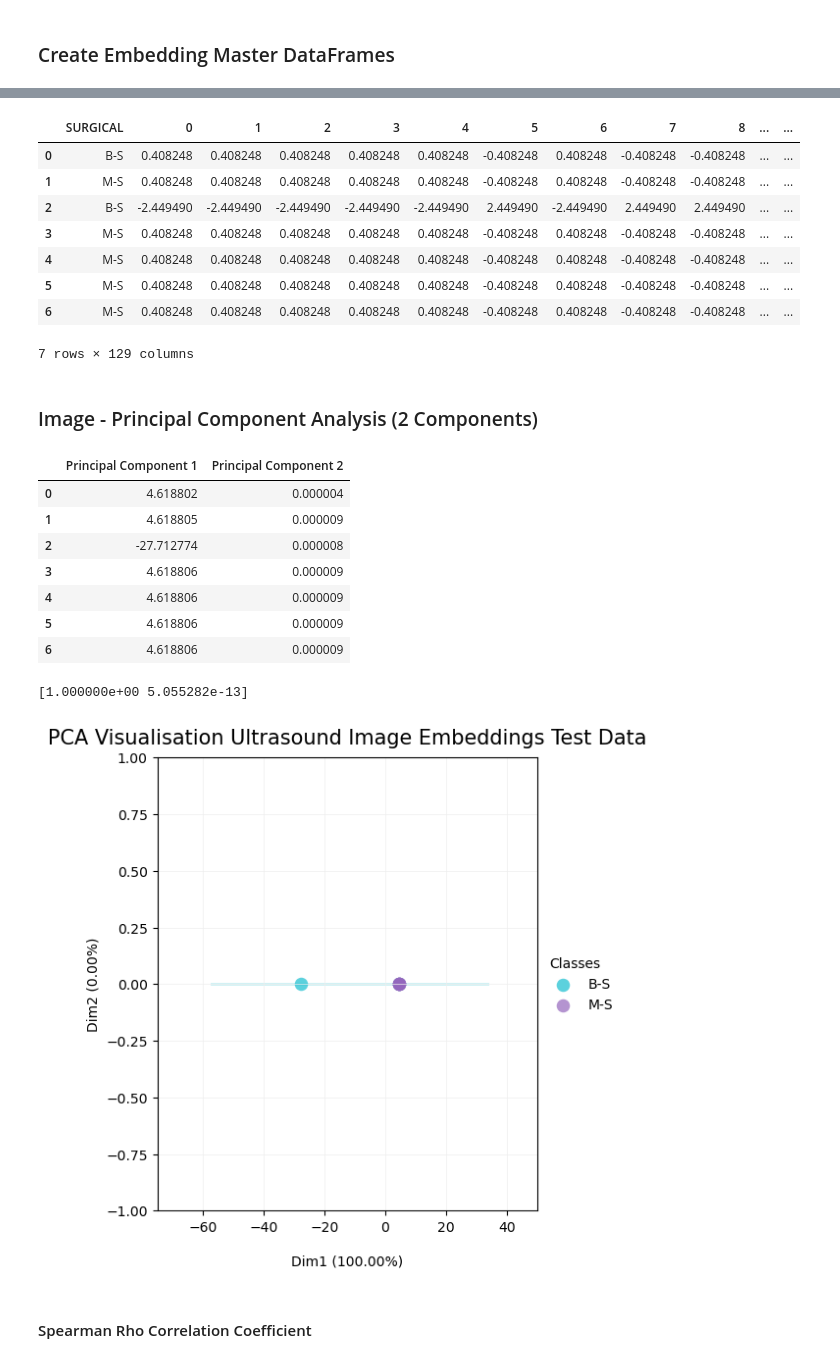
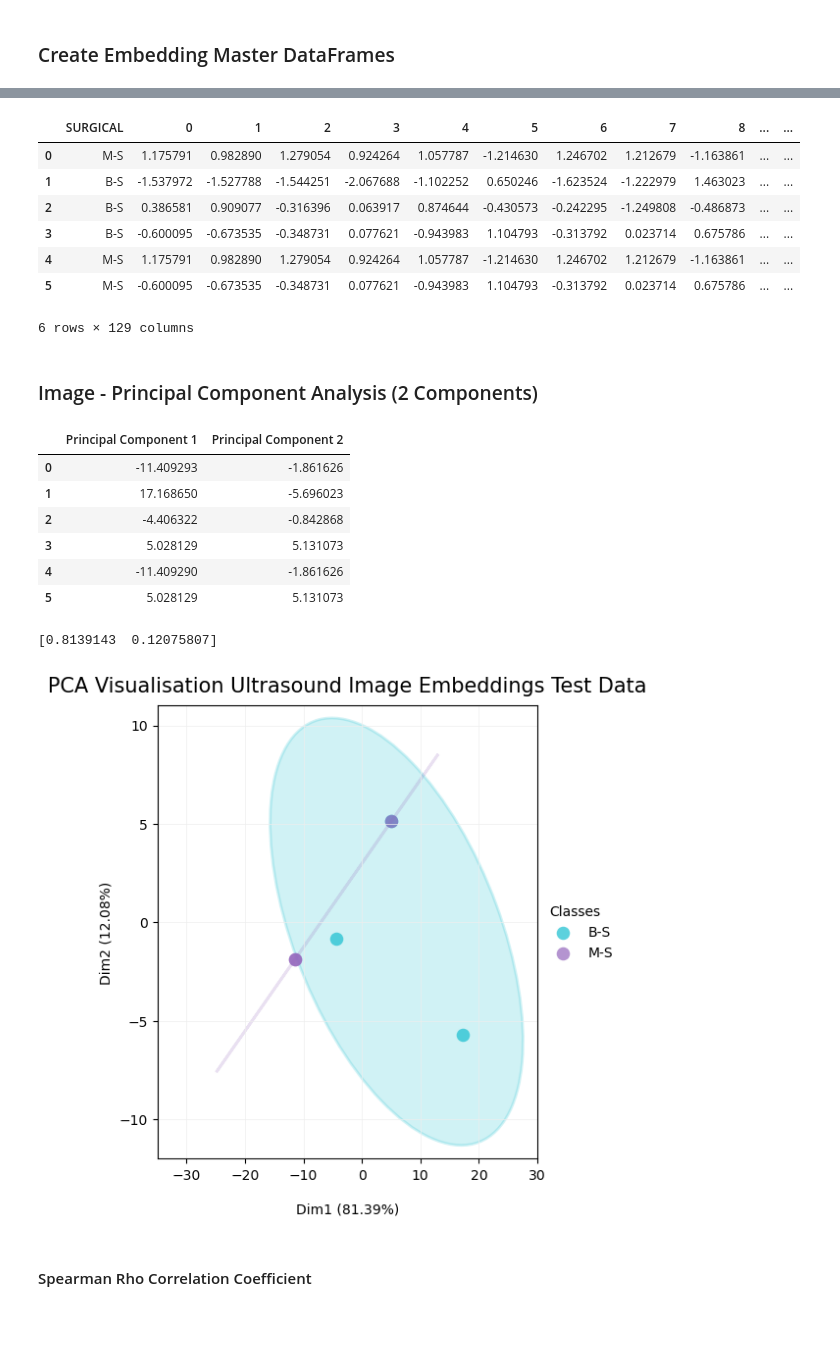
Before and after one commit to KristoferLintonReid/ultrasound-contrastivemodels, a Jupyter notebook: notebooks/inference.ipynb, the cells around one changed output, grey strips where cells are left out. Drawn from its saved outputs; the diff is of its cells as text; code cells hidden in the pictures; blank space fills up the shorter version.

```diff
--- a/notebooks/inference.ipynb
+++ b/notebooks/inference.ipynb
@@ -117,14 +117,21 @@ sample_count = 0
 # %%
 for index, row in df_merged.iterrows():
 
-    case_id = str(row['CASE ID']).strip() if pd.notna(row['CASE ID']) else ''
-    case_id2 = str(row['CASE ID2']).strip() if pd.notna(row['CASE ID2']) else ''
+    # Format and capitalize the CASE IDs
+    case_id = capitalize_j(format_case_id(row['CASE ID']))
+    case_id2 = capitalize_j(format_case_id(row['CASE ID2']))
 
     for file_name in os.listdir(image_directory):
         if file_name.endswith('.nii.gz') and 'seg' not in file_name:
-            if case_id in file_name or case_id2 in file_name:
+            file_name_corrected = capitalize_j(file_name)  # Capitalize 'j' in the filename
+
+            # Check if either case_id or case_id2 is a substring of the filename
+            # Only check if the ID is non-empty
+            if (case_id and case_id in file_name_corrected) or (case_id2 and case_id2 in file_name_corrected):
                 image_filenames.append(file_name)
-                rna_data_filtered.append(row[rna_cols.columns].apply(pd.to_numeric, errors='coerce').fillna(0))
+                rna_data_filtered.append(
+                    row[rna_cols.columns].apply(pd.to_numeric, errors='coerce').fillna(0)
+                    )
                 surgical.append(row["SURGICAL"])
                 sample_count += 1
                 break
@@ -235,13 +242,13 @@ transform_albu = albu.Compose([
 # Create dataset with image_directory passed in
 train_dataset = RNACustomDataset(rna_train, img_train, image_directory, transform=transform_albu, transform_type="albu")
 # %%
-batch_size = 24
+batch_size = 23
 train_loader = DataLoader(train_dataset, batch_size=batch_size, shuffle=False, num_workers=0)
 # %% [markdown]
 ### Load Encoders
 # %%
 model_directory = "/home/kryan24/MRes_Ultrasound/CLIPRNA/saved_models/"
-model_name = "sunny-tanager-469.pt"
+model_name = "icy-mackerel-469.pt"
 model_path = model_directory + model_name
 # %%
 device = torch.device('cuda' if torch.cuda.is_available() else 'cpu')
@@ -741,7 +669,7 @@ transform_albu = albu.Compose([
 # Create dataset with image_directory passed in
 test_dataset = RNACustomDataset(rna_test, img_test, image_directory, transform=transform_albu, transform_type="albu")
 # %%
-batch_size = 7
+batch_size = 6
 test_loader = DataLoader(test_dataset, batch_size=batch_size, shuffle=False, num_workers=0)
 # %% [markdown]
 ### Create Embedding Master DataFrames
@@ -786,14 +713,13 @@ image_df.insert(0, "SURGICAL", surg_test)
 image_df
 # %% [output]
 |  | SURGICAL | 0 | 1 | 2 | 3 | 4 | 5 | 6 | 7 | 8 | ... | ... |
-| 0 | B-S | 0.408248 | 0.408248 | 0.408248 | 0.408248 | 0.408248 | -0.408248 | 0.408248 | -0.408248 | -0.408248 | ... | ... |
-| 1 | M-S | 0.408248 | 0.408248 | 0.408248 | 0.408248 | 0.408248 | -0.408248 | 0.408248 | -0.408248 | -0.408248 | ... | ... |
-| 2 | B-S | -2.449490 | -2.449490 | -2.449490 | -2.449490 | -2.449490 | 2.449490 | -2.449490 | 2.449490 | 2.449490 | ... | ... |
-| 3 | M-S | 0.408248 | 0.408248 | 0.408248 | 0.408248 | 0.408248 | -0.408248 | 0.408248 | -0.408248 | -0.408248 | ... | ... |
-| 4 | M-S | 0.408248 | 0.408248 | 0.408248 | 0.408248 | 0.408248 | -0.408248 | 0.408248 | -0.408248 | -0.408248 | ... | ... |
-| 5 | M-S | 0.408248 | 0.408248 | 0.408248 | 0.408248 | 0.408248 | -0.408248 | 0.408248 | -0.408248 | -0.408248 | ... | ... |
-| 6 | M-S | 0.408248 | 0.408248 | 0.408248 | 0.408248 | 0.408248 | -0.408248 | 0.408248 | -0.408248 | -0.408248 | ... | ... |
+| 0 | M-S | 1.175791 | 0.982890 | 1.279054 | 0.924264 | 1.057787 | -1.214630 | 1.246702 | 1.212679 | -1.163861 | ... | ... |
+| 1 | B-S | -1.537972 | -1.527788 | -1.544251 | -2.067688 | -1.102252 | 0.650246 | -1.623524 | -1.222979 | 1.463023 | ... | ... |
+| 2 | B-S | 0.386581 | 0.909077 | -0.316396 | 0.063917 | 0.874644 | -0.430573 | -0.242295 | -1.249808 | -0.486873 | ... | ... |
+| 3 | B-S | -0.600095 | -0.673535 | -0.348731 | 0.077621 | -0.943983 | 1.104793 | -0.313792 | 0.023714 | 0.675786 | ... | ... |
+| 4 | M-S | 1.175791 | 0.982890 | 1.279054 | 0.924264 | 1.057787 | -1.214630 | 1.246702 | 1.212679 | -1.163861 | ... | ... |
+| 5 | M-S | -0.600095 | -0.673535 | -0.348731 | 0.077621 | -0.943983 | 1.104793 | -0.313792 | 0.023714 | 0.675786 | ... | ... |
-7 rows × 129 columns
+6 rows × 129 columns
 # %% [markdown]
 ### Image - Principal Component Analysis (2 Components)
 # %%
@@ -812,18 +738,17 @@ df_image_princComps = pd.DataFrame(data=image_prinComps, columns=["Principal Com
 df_image_princComps
 # %% [output]
 |  | Principal Component 1 | Principal Component 2 |
-| 0 | 4.618802 | 0.000004 |
-| 1 | 4.618805 | 0.000009 |
-| 2 | -27.712774 | 0.000008 |
-| 3 | 4.618806 | 0.000009 |
-| 4 | 4.618806 | 0.000009 |
-| 5 | 4.618806 | 0.000009 |
-| 6 | 4.618806 | 0.000009 |
+| 0 | -11.409293 | -1.861626 |
+| 1 | 17.168650 | -5.696023 |
+| 2 | -4.406322 | -0.842868 |
+| 3 | 5.028129 | 5.131073 |
+| 4 | -11.409290 | -1.861626 |
+| 5 | 5.028129 | 5.131073 |
 # %%
 # Percentage explained by each component
 print(image_pca.explained_variance_ratio_)
 # %% [output]
-[1.000000e+00 5.055282e-13]
+[0.8139143  0.12075807]
 # %%
 # Final dataframe for plotting the data for class
 df_image_pca_class = pd.concat([df_image_princComps, image_class], axis=1)
@@ -847,36 +772,36 @@ for target, colour in zip(targets, colours):
     # Get values to build the ellipse
     cov = np.cov(xdata, ydata)
     vals, vecs = eigsorted(cov)
     theta = np.degrees(np.arctan2(*vecs[:,0][::-1]))
     w, h = 2 * 2 * np.sqrt(vals)
 
     # Create the ellipse
     ell = Ellipse(xy=(np.mean(xdata), np.mean(ydata)),
                   width=w, height=h,
                   angle=theta,
                   color=colour, linewidth=2, alpha=0.2)
 
     ell.set_facecolor(colour) # reference the colour for each factor (defined by lab)
     ax.add_artist(ell)
     ax.scatter(xdata, ydata,
                label=target, # use labels provided above
                c=colour, # use colors provided above
                lw=0, #remove the outer line of each point
                alpha=0.7, # increase transparency of points
                s=95) # increase the size of points
 
  # Add labels showing percentage of the variance explained
 ax.set_title("PCA Visualisation Ultrasound Image Embeddings Test Data", fontsize = 15, pad=10)
 ax.set_xlabel('Dim1 ({:.2f}%)'.format(image_pca.explained_variance_ratio_[0]*100), fontsize=10, labelpad=15)
-ax.set_xlim(-75,50)
+ax.set_xlim(-35,30)
 ax.set_ylabel('Dim2 ({:.2f}%)'.format(image_pca.explained_variance_ratio_[1]*100), fontsize=10)
-ax.set_ylim(-1,1)
+ax.set_ylim(-12,11)
 ax.grid(which="major", color="#EEEEEE", linewidth=0.5)
 
 plt.legend(bbox_to_anchor=(1, 0.5), loc="center left", frameon=False, title="Classes", alignment="left")
 plt.show()
 # %% [output]
-[figure, old version]
+[figure, new version]
 # %% [markdown]
 #### Spearman Rho Correlation Coefficient
 # %%
```
Also changed, not shown: parts of 35 cells of this notebook.
